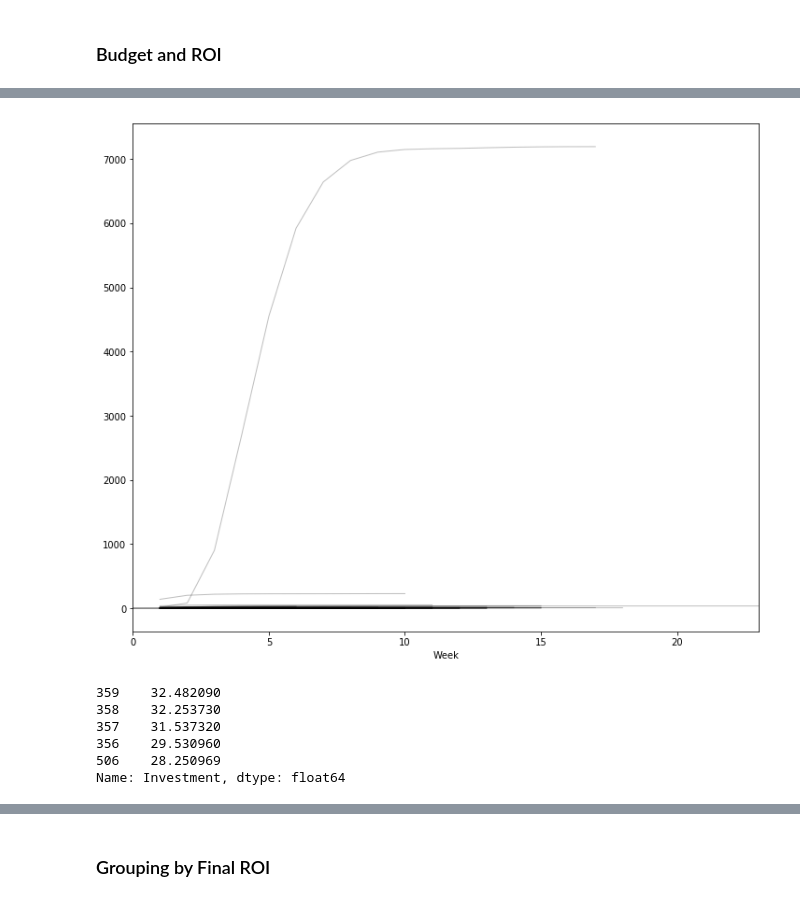
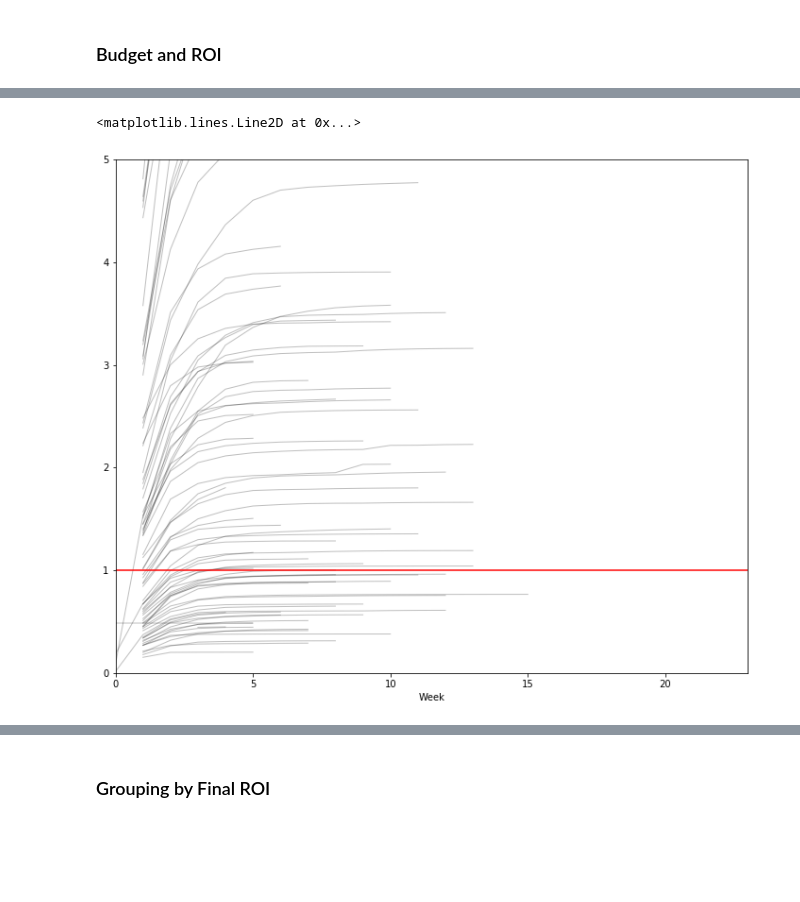
Before and after one commit to NapsterInBlue/Horror-Movies-Box-Office, a Jupyter notebook: Horror Box Office EDA.ipynb, the cells around one changed output, grey strips where cells are left out. Drawn from its saved outputs; the diff is of its cells as text; code cells hidden in the pictures; blank space fills up the shorter version.

```diff
--- a/Horror Box Office EDA.ipynb
+++ b/Horror Box Office EDA.ipynb
@@ -139,15 +128,11 @@ Name: pctOfTotal, dtype: float64
 # %%
-gb = superDf.groupby('Movie')
-fig, ax = plt.subplots(figsize=(12, 10))
-a = gb.plot(x='Week', y='pctOfTotal', ax=ax, c='k', alpha=.25, linewidth=1)
-ax.get_legend().set_visible(False)
+ax = plot_every_movie(gb, 'Week', 'pctOfTotal')
 
-
-babadook = superDf[superDf['Movie'] == 'The Babadook']
+babadook = df[df['Movie'] == 'The Babadook']
 ax.plot(babadook['Week'], babadook['pctOfTotal'], c='b')
-getout = superDf[superDf['Movie'] == 'Get Out']
+getout = df[df['Movie'] == 'Get Out']
 ax.plot(getout['Week'], getout['pctOfTotal'], c='g')
-paranormal = superDf[superDf['Movie'] == 'Paranormal Activity']
+paranormal = df[df['Movie'] == 'Paranormal Activity']
 ax.plot(paranormal['Week'], paranormal['pctOfTotal'], c='r')
 # %% [output]
 [<matplotlib.lines.Line2D at 0x...>]
@@ -159,8 +148,8 @@ top5grossing = gb['WeeklyGross'].sum().sort_values(ascending=False).head().index
 # %%
 fig, axes = plt.subplots(4, figsize=(12, 10))
-gb = superDf[superDf['Movie'].isin(top5grossing)].groupby('Movie')
+top5Gb = df[df['Movie'].isin(top5grossing)].groupby('Movie')
 
-for name, group in gb:
+for name, group in top5Gb:
     axes[0].plot(group['Week'], group['WeeklyGross'].cumsum(), label=name)
     axes[1].plot(group['Week'], group['pctOfTotal'], label=name)
     axes[2].plot(group['Week'], group['Rank'], label=name)
@@ -178,8 +167,3 @@ plt.tight_layout()
 [figure]
 # %% [markdown]
 ###  Budget and ROI
-# %%
-gb = superDf_budget.groupby('Movie')
-
-superDf['Investment'] = gb['WeeklyGross'].cumsum() / superDf['Budget']
-superDf_budget = superDf[~superDf['Budget'].isnull()]
@@ -185,0 +175,6 @@ superDf_budget = superDf[~superDf['Budget'].isnull()]
+# %%
+outliers = ['Paranormal Activity', 'The Gallows', 'The Devil Inside'
+           , 'Get Out', 'Insidious']
+checking = df[~df['Movie'].isin(outliers)]
+
+checking['Investment'].sort_values(ascending=False).head(5)
@@ -186,20 +206,10 @@ superDf_budget = superDf[~superDf['Budget'].isnull()]
 # %%
-gb = superDf_budget.groupby('Movie')
+noOutlierGb = checking.groupby('Movie')
 fig, ax = plt.subplots(figsize=(12, 10))
 a = gb.plot(x='Week', y='Investment', ax=ax, c='k', alpha=.25, linewidth=1)
 ax.get_legend().set_visible(False)
+ax.set_ylim(0, 5)
+ax.axhline(1, c='r')
 # %% [output]
+<matplotlib.lines.Line2D at 0x...>
-[figure, old version]
+[figure, new version]
-# %%
-outliers = ['Paranormal Activity', 'The Gallows', 'The Devil Inside'
-           , 'Get Out', 'Insidious']
-checking = superDf_budget[~superDf_budget['Movie'].isin(outliers)]
-
-checking['Investment'].sort_values(ascending=False).head(5)
-# %% [output]
-359    32.482090
-358    32.253730
-357    31.537320
-356    29.530960
-506    28.250969
-Name: Investment, dtype: float64
```
Also changed, not shown: parts of 43 cells of this notebook.
